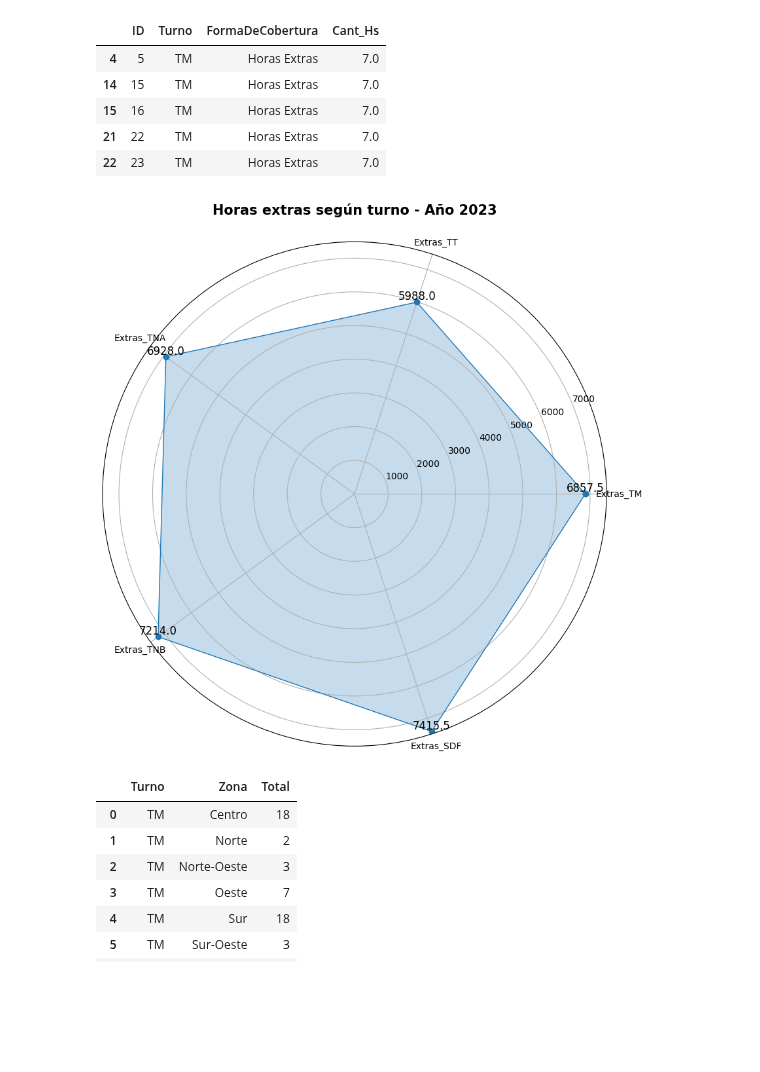
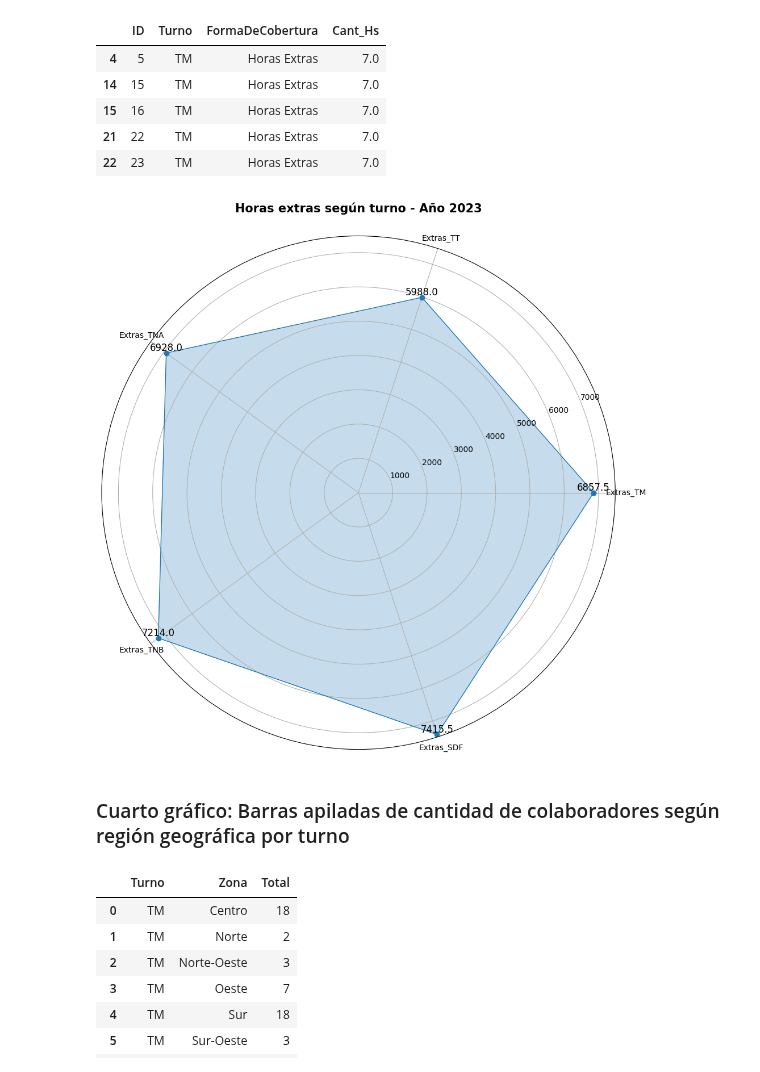
Before and after one commit to matisolica/Proyecto-final-DS1, a Jupyter notebook: pfDS1_version1.ipynb, the cells around one changed output. Saved outputs shown, nothing was run; the diff lists cells and outputs as text; code cells hidden in the pictures; blank space fills up the shorter version.

```diff
--- a/pfDS1_version1.ipynb
+++ b/pfDS1_version1.ipynb
@@ -15,7 +15,7 @@ import numpy as np
 import matplotlib as mpl
 import matplotlib.pyplot as plt
 import seaborn as sns
-url = 'https://github.com/matisolica/Proyecto-final-DS1/raw/bd6cb31c2509e8c662132e43d728f7f5bcd364f5/Matias%20Isolica%20Dataset%20-%20Ausentismo%20y%20coberturas%20Enfermeria%202023.xlsx'
+url = 'https://github.com/matisolica/Proyecto-final-DS1/raw/refs/heads/main/Matias%20Isolica%20Dataset%20-%20Ausentismo%20y%20coberturas%20Enfermeria%202023.xlsx'
 dbexcel = pd.read_excel(url, sheet_name=None)
 # %%
 #printeo los nombres de las hojas del xlsx
@@ -42,3 +44,6 @@ Legajo_Reemplazo      3318
 Cant_Hs                  0
 TurnoID2              3318
 dtype: int64
+# %%
+df_cob = df_cob.fillna(0)
+print(df_cob.isnull().sum())
@@ -370,34 +396,37 @@ valores = [Extras_TM, Extras_TT, Extras_TNA, Extras_TNB, Extras_SDF]
 n_categorias = len(categorias)
 angulos = np.linspace(0, 2 * np.pi, n_categorias, endpoint=False).tolist()
 angulos += angulos[:1]  # cerrar el gráfico
 
 # Agrego el primer valor al final para cerrar el gráfico
 valores += valores[:1]
 
 # Creo el gráfico radar
 radar = plt.figure(figsize=(10, 10))
 ax = plt.subplot(111, polar=True)
 
 # Dibujo los datos
 ax.plot(angulos, valores, 'o-', linewidth=1)
 ax.fill(angulos, valores, alpha=0.25)
 
 # Personalización de los ángulos y etiquetas en el eje radial
 ax.set_xticks(angulos[:-1])
 ax.set_xticklabels(categorias)
 
 # Agrego los valores en cada punto de las variables en el gráfico
 for i, valor in enumerate(valores[:-1]):  # Excluir el último valor repetido
     angulo = angulos[i]
     ax.text(angulo, valor + 0.3, str(valor), color='black', size=12,
             horizontalalignment='center', verticalalignment='bottom')
 
 plt.title('Horas extras según turno - Año 2023',
           fontsize=15, fontweight='bold', pad=30)
 
+plt.tight_layout()
 plt.show()
 # %% [output]
-[figure, old version]
+[figure, new version]
+# %% [markdown]
+### Cuarto gráfico: Barras apiladas de cantidad de colaboradores según región geográfica por turno
 # %%
 #Nomina por localidad y turno
 df_loc_merged = df_nom.merge(df_loc, on='LocalidadID')
```
Also changed, not shown: parts of 11 cells of this notebook.
